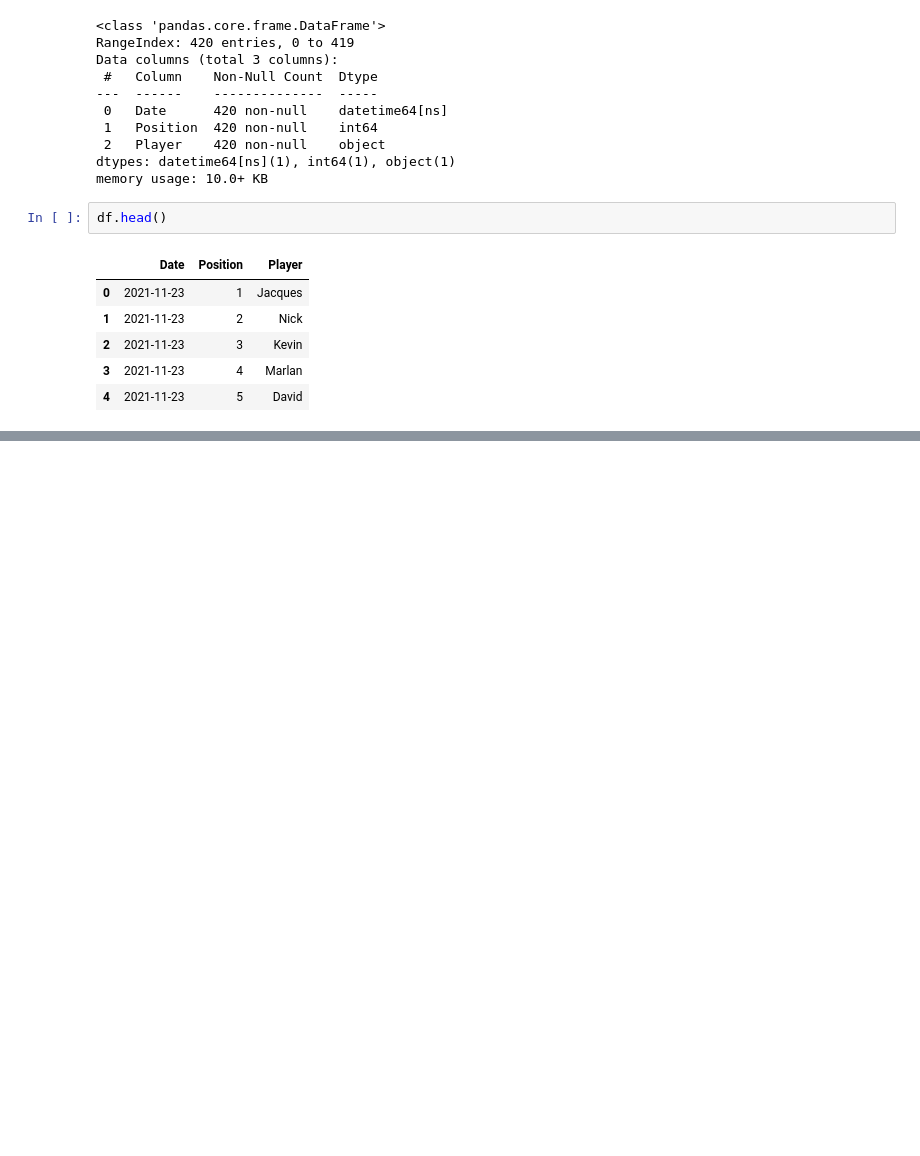
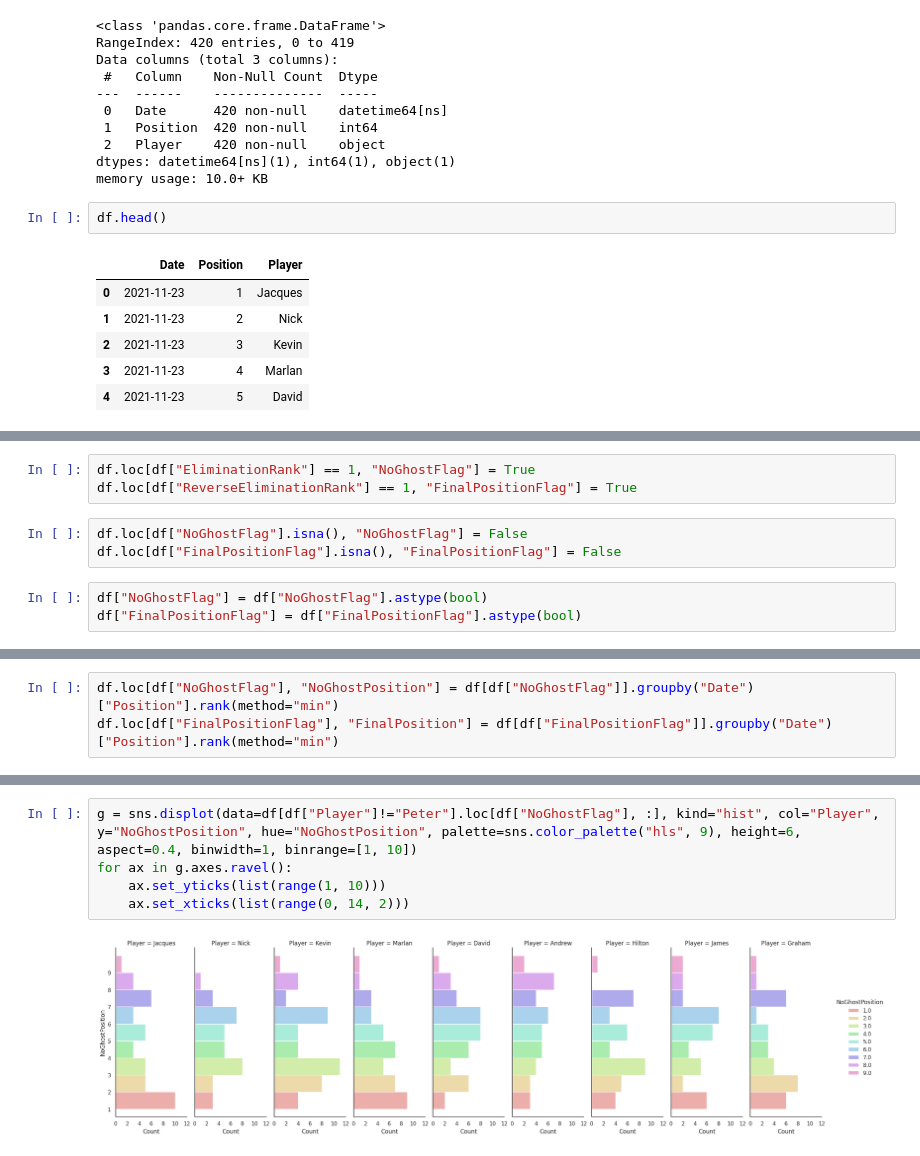
Before and after one commit to marlanperumal/poker_analysis, a Jupyter notebook: poker_data_analysis.ipynb, the cells around one changed output, grey strips where cells are left out. Drawn from its saved outputs; the diff is of its cells as text; blank space fills up the shorter version.

```diff
--- a/poker_data_analysis.ipynb
+++ b/poker_data_analysis.ipynb
@@ -55,0 +76,9 @@ for ax in g.axes.ravel():
+# %%
+df.loc[df["EliminationRank"] == 1, "NoGhostFlag"] = True
+df.loc[df["ReverseEliminationRank"] == 1, "FinalPositionFlag"] = True
+# %%
+df.loc[df["NoGhostFlag"].isna(), "NoGhostFlag"] = False
+df.loc[df["FinalPositionFlag"].isna(), "FinalPositionFlag"] = False
+# %%
+df["NoGhostFlag"] = df["NoGhostFlag"].astype(bool)
+df["FinalPositionFlag"] = df["FinalPositionFlag"].astype(bool)
@@ -55,0 +117,3 @@ for ax in g.axes.ravel():
+# %%
+df.loc[df["NoGhostFlag"], "NoGhostPosition"] = df[df["NoGhostFlag"]].groupby("Date")["Position"].rank(method="min")
+df.loc[df["FinalPositionFlag"], "FinalPosition"] = df[df["FinalPositionFlag"]].groupby("Date")["Position"].rank(method="min")
@@ -55,0 +185,7 @@ for ax in g.axes.ravel():
+# %%
+g = sns.displot(data=df[df["Player"]!="Peter"].loc[df["NoGhostFlag"], :], kind="hist", col="Player", y="NoGhostPosition", hue="NoGhostPosition", palette=sns.color_palette("hls", 9), height=6, aspect=0.4, binwidth=1, binrange=[1, 10])
+for ax in g.axes.ravel():
+    ax.set_yticks(list(range(1, 10)))
+    ax.set_xticks(list(range(0, 14, 2)))
+# %% [output]
+[figure, added]
```
Also changed, not shown: parts of 38 cells of this notebook, 15 other files.
